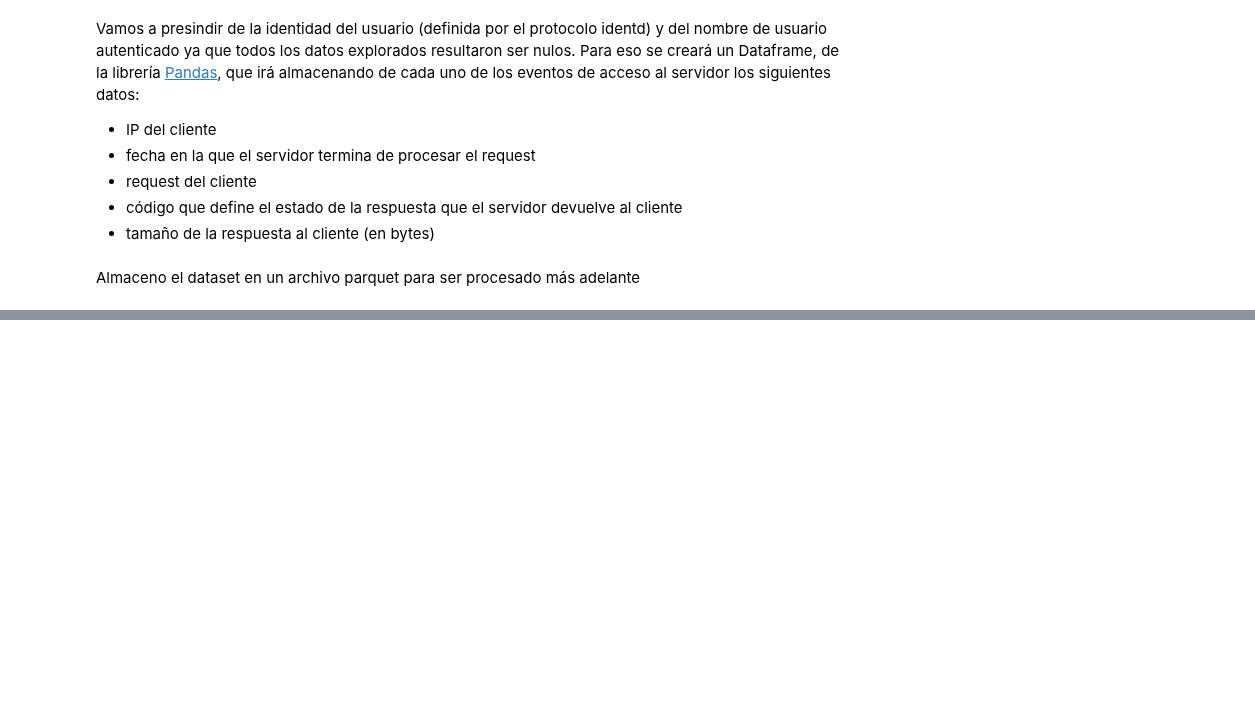
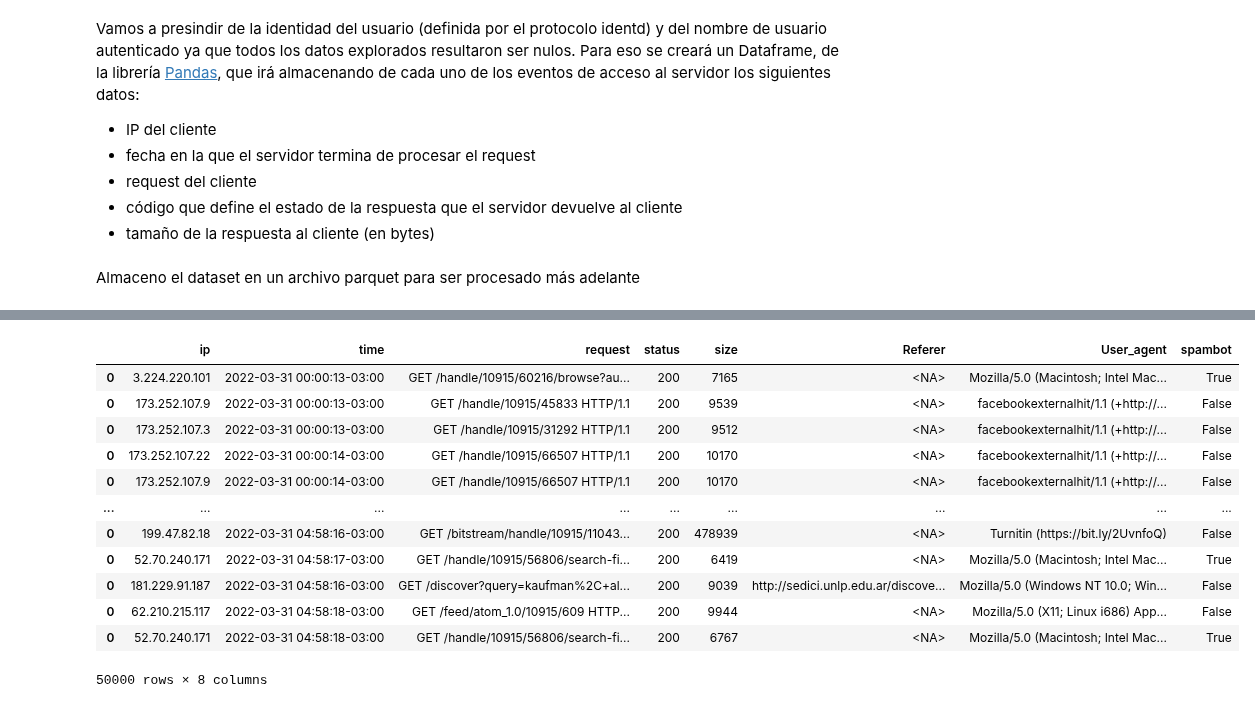
Before and after one commit to PabloDeAlbu/tp-final-mineria, a Jupyter notebook: 01-normalizacion.ipynb, the cells around one changed output, grey strips where cells are left out. Saved outputs shown, nothing was run; the diff lists cells and outputs as text; code cells hidden in the pictures; blank space fills up the shorter version.

```diff
--- a/01-normalizacion.ipynb
+++ b/01-normalizacion.ipynb
@@ -63 +93,17 @@ Almaceno el dataset en un archivo parquet para ser procesado más adelante
+# %%
+df_log
+# %% [output]
+|  | ip | time | request | status | size | Referer | User_agent | spambot |
+| 0 | 3.224.220.101 | 2022-03-31 00:00:13-03:00 | GET /handle/10915/60216/browse?au... | 200 | 7165 | <NA> | Mozilla/5.0 (Macintosh; Intel Mac... | True |
+| 0 | 173.252.107.9 | 2022-03-31 00:00:13-03:00 | GET /handle/10915/45833 HTTP/1.1 | 200 | 9539 | <NA> | facebookexternalhit/1.1 (+http://... | False |
+| 0 | 173.252.107.3 | 2022-03-31 00:00:13-03:00 | GET /handle/10915/31292 HTTP/1.1 | 200 | 9512 | <NA> | facebookexternalhit/1.1 (+http://... | False |
+| 0 | 173.252.107.22 | 2022-03-31 00:00:14-03:00 | GET /handle/10915/66507 HTTP/1.1 | 200 | 10170 | <NA> | facebookexternalhit/1.1 (+http://... | False |
+| 0 | 173.252.107.9 | 2022-03-31 00:00:14-03:00 | GET /handle/10915/66507 HTTP/1.1 | 200 | 10170 | <NA> | facebookexternalhit/1.1 (+http://... | False |
+| ... | ... | ... | ... | ... | ... | ... | ... | ... |
+| 0 | 199.47.82.18 | 2022-03-31 04:58:16-03:00 | GET /bitstream/handle/10915/11043... | 200 | 478939 | <NA> | Turnitin (https://bit.ly/2UvnfoQ) | False |
+| 0 | 52.70.240.171 | 2022-03-31 04:58:17-03:00 | GET /handle/10915/56806/search-fi... | 200 | 6419 | <NA> | Mozilla/5.0 (Macintosh; Intel Mac... | True |
+| 0 | 181.229.91.187 | 2022-03-31 04:58:16-03:00 | GET /discover?query=kaufman%2C+al... | 200 | 9039 | http://sedici.unlp.edu.ar/discove... | Mozilla/5.0 (Windows NT 10.0; Win... | False |
+| 0 | 62.210.215.117 | 2022-03-31 04:58:18-03:00 | GET /feed/atom_1.0/10915/609 HTTP... | 200 | 9944 | <NA> | Mozilla/5.0 (X11; Linux i686) App... | False |
+| 0 | 52.70.240.171 | 2022-03-31 04:58:18-03:00 | GET /handle/10915/56806/search-fi... | 200 | 6767 | <NA> | Mozilla/5.0 (Macintosh; Intel Mac... | True |
+50000 rows × 8 columns
 # %%
```
Also changed, not shown: parts of 9 cells of this notebook.
